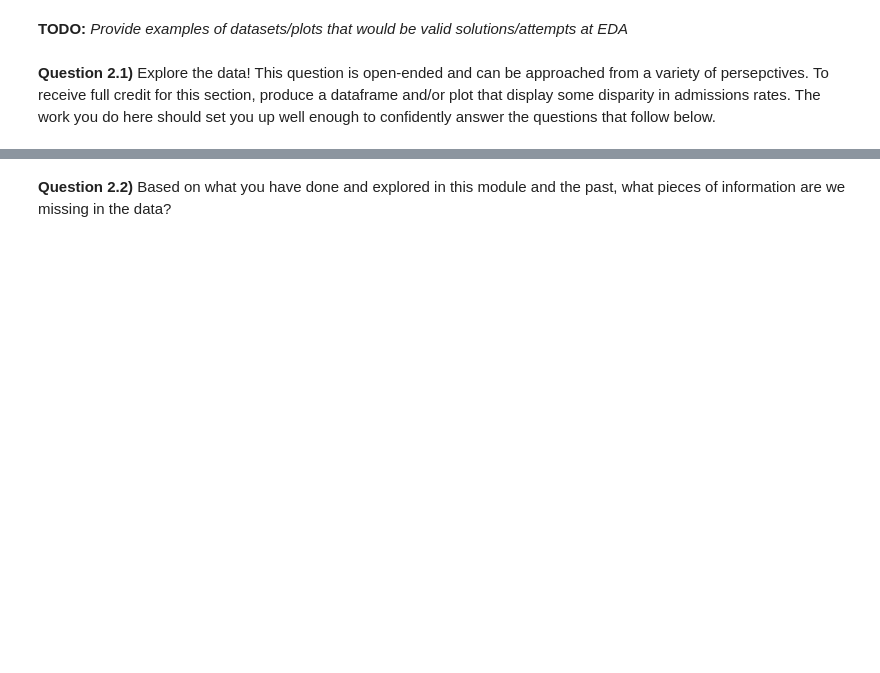
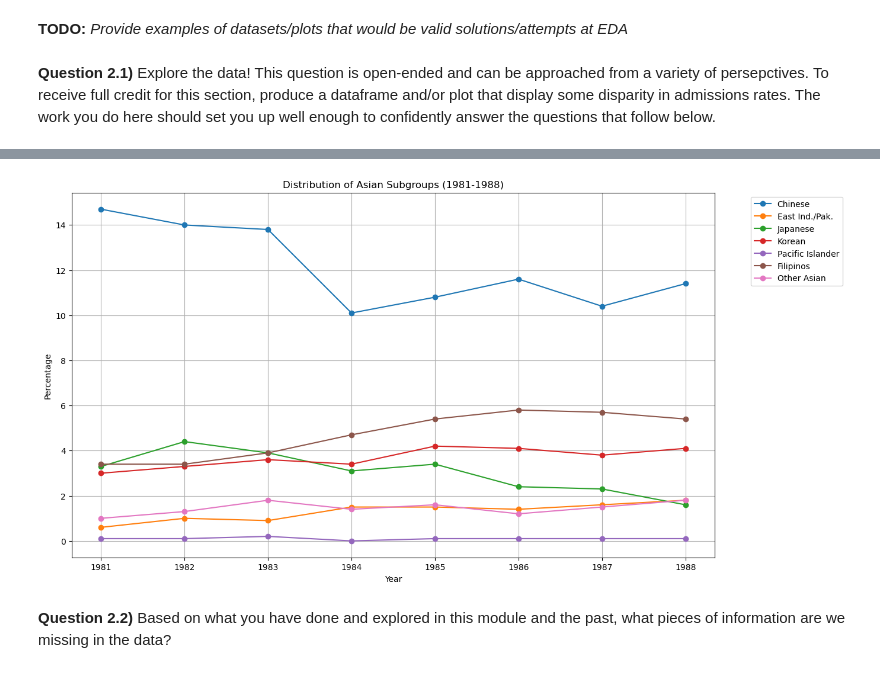
Before and after one commit to sensesensibilityscience/datascience, a Jupyter notebook: 2024/admission_rate/(new) admission_rate_part2_sol.ipynb, the cells around one changed output, grey strips where cells are left out. Drawn from its saved outputs; the diff is of its cells as text; code cells hidden in the pictures; blank space fills up the shorter version.

```diff
--- a/2024/admission_rate/(new) admission_rate_part2_sol.ipynb
+++ b/2024/admission_rate/(new) admission_rate_part2_sol.ipynb
@@ -393,3 +407,19 @@ hispanic_distribution
+# %%
+
+asian_data = asian_distribution.drop(axis=1, columns=['Asian'])
+
+plt.figure(figsize=(14, 8))
+for column in asian_data.columns[1:]:
+    plt.plot(asian_data['Year'], asian_data[column], marker='o', label=column)
+
+plt.title('Distribution of Asian Subgroups (1981-1988)')
+plt.xlabel('Year')
+plt.ylabel('Percentage')
+plt.legend(bbox_to_anchor=(1.05, 1), loc='upper left')
+plt.grid(True)
+plt.show()
+# %% [output]
+[figure, added]
 # %% [markdown]
 **Question 2.2)** Based on what you have done and explored in this module and the past, what pieces of information are we missing in the data?
 # %% [markdown]
```
Also changed, not shown: parts of 11 cells of this notebook.
